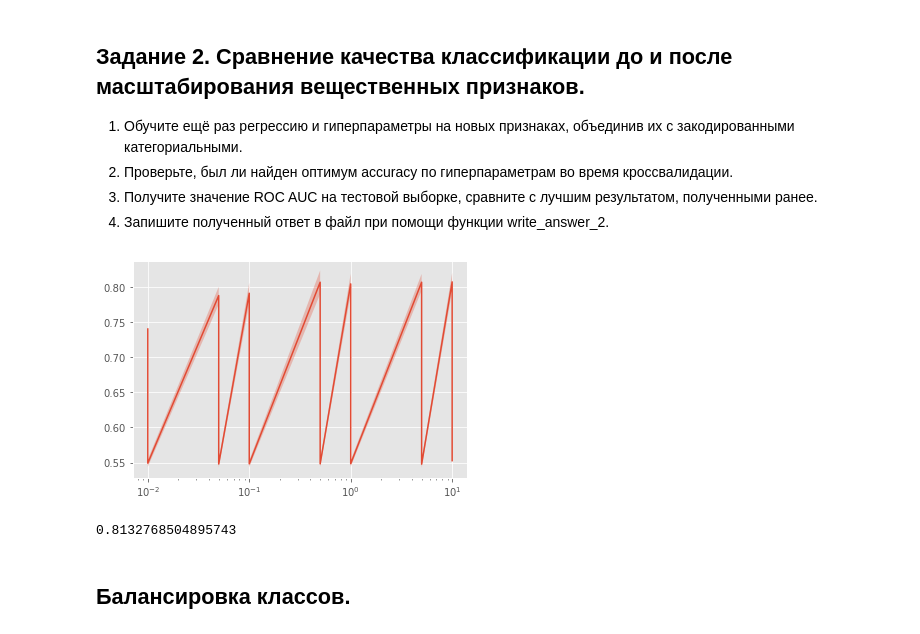
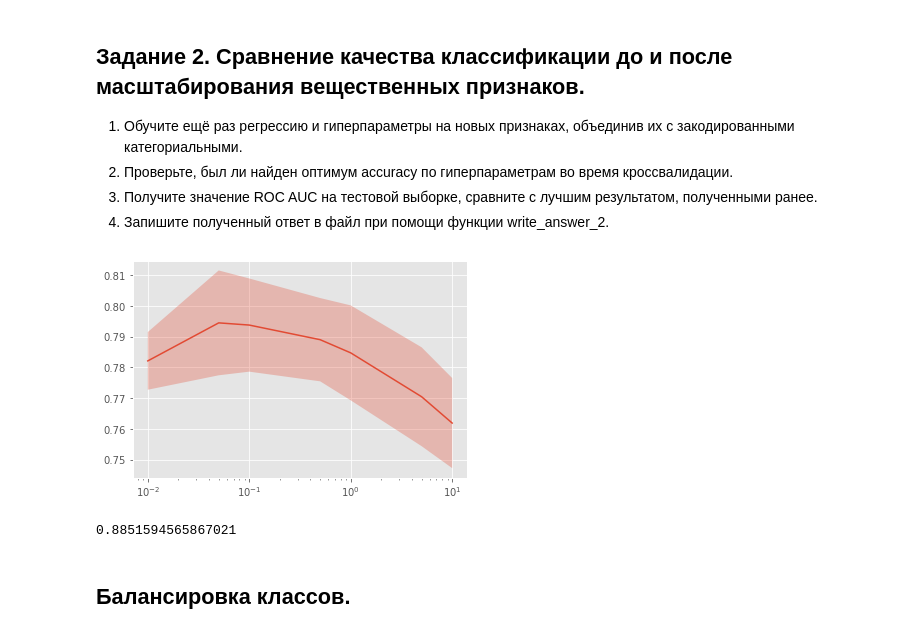
Before and after one commit to MuzaffarSoliyev/training_on_labeled_data, a Jupyter notebook: Подбор параметров по сетке. Sklearn.grid_search/Preprocessing_LR_Coursera_tr.ipynb, the cells around one changed output. Drawn from its saved outputs; the diff is of its cells as text; code cells hidden in the pictures.

```diff
--- a/Подбор параметров по сетке. Sklearn.grid_search/Preprocessing_LR_Coursera_tr.ipynb
+++ b/Подбор параметров по сетке. Sklearn.grid_search/Preprocessing_LR_Coursera_tr.ipynb
@@ -439,22 +403,18 @@ def write_answer_2(auc):
 
 X_train_real_scaled_cat = np.hstack((X_train_real_scaled, X_train_cat_oh))
 X_test_real_scaled_cat = np.hstack((X_test_real_scaled, X_test_cat_oh))
-
-param_grid = {'C': [0.01, 0.05, 0.1, 0.5, 1, 5, 10], 'penalty': ['l1', 'l2']}
-cv = 3
-
-estimator_3 = LogisticRegression(solver='liblinear')
-optimizer_3 = GridSearchCV(estimator_3, param_grid, cv = cv)
-optimizer_3.fit(X_train_real_scaled_cat, y_train)
-y_pred_3 = optimizer_3.predict(X_test_real_scaled_cat)
-auc_3 = roc_auc_score(y_test, y_pred_3)
-plot_scores(optimizer_3)
-write_answer_2(auc_3)
-
-print(auc_3)
-# %% [output]
-[figure, removed]
-0.8132768504895743
+# %%
+optimizer_3 = GridSearchCV(LogisticRegression(), param_grid, cv = cv)
+optimizer_3.fit(X_train_real_scaled_cat, y_train)
+y_pred_3 = optimizer_3.predict_proba(X_test_real_scaled_cat)
+auc_3 = roc_auc_score(y_test_norm, y_pred_3)
+plot_scores(optimizer_3)
+write_answer_2(auc_3)
+
+print(auc_3)
+# %% [output]
+[figure, added]
+0.8851594565867021
 # %% [markdown]
 ## Балансировка классов.
 # %% [markdown]
```
Also changed, not shown: parts of 46 cells of this notebook, 26 other files.
